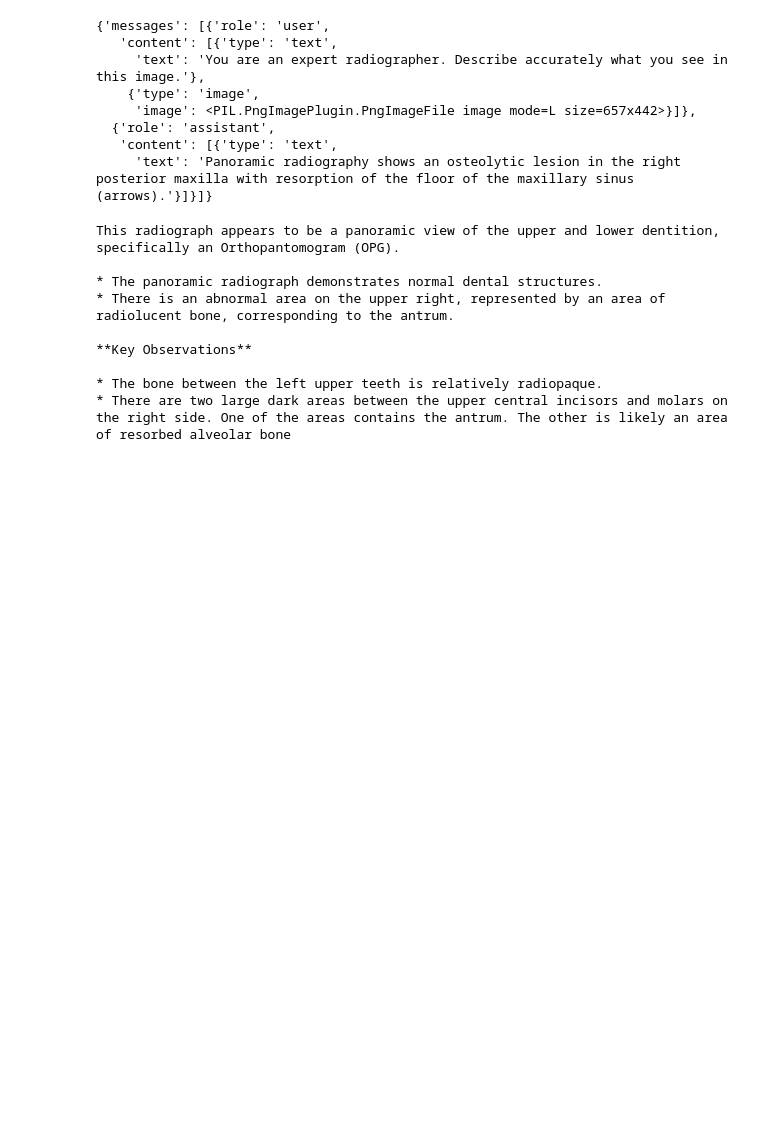
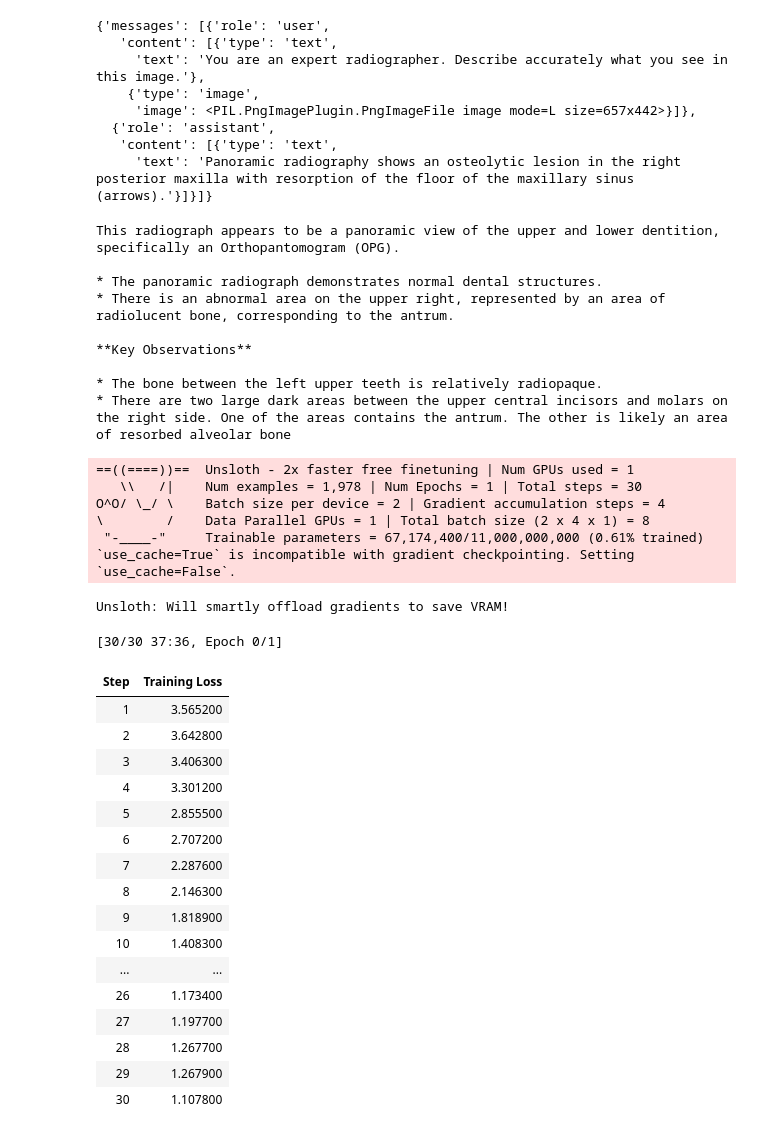
Before and after one commit to GarlicToothpaste/llm-fine-tuning, a Jupyter notebook: llama-vision-fine-tuning/llama3_2_vision_fine_tuning.ipynb, the cells around one changed output. Cells and saved outputs as stored; diff of their text form; code cells hidden in the pictures; blank space fills up the shorter version.

Commit message:
Trained the llm

```diff
--- a/llama-vision-fine-tuning/llama3_2_vision_fine_tuning.ipynb
+++ b/llama-vision-fine-tuning/llama3_2_vision_fine_tuning.ipynb
@@ -113,3 +113,68 @@ This radiograph appears to be a panoramic view of the upper and lower dentition,
 
 * The bone between the left upper teeth is relatively radiopaque.
 * There are two large dark areas between the upper central incisors and molars on the right side. One of the areas contains the antrum. The other is likely an area of resorbed alveolar bone
+# %%
+from unsloth import is_bf16_supported
+from unsloth.trainer import UnslothVisionDataCollator
+from trl import SFTTrainer, SFTConfig
+
+FastVisionModel.for_training(model) # Enable for training!
+
+trainer = SFTTrainer(
+    model = model,
+    tokenizer = tokenizer,
+    data_collator = UnslothVisionDataCollator(model, tokenizer), # Must use!
+    train_dataset = converted_dataset,
+    args = SFTConfig(
+        per_device_train_batch_size = 2,
+        gradient_accumulation_steps = 4,
+        warmup_steps = 5,
+        max_steps = 30,
+        # num_train_epochs = 1, # Set this instead of max_steps for full training runs
+        learning_rate = 2e-4,
+        fp16 = not is_bf16_supported(),
+        bf16 = is_bf16_supported(),
+        logging_steps = 1,
+        optim = "adamw_8bit",
+        weight_decay = 0.01,
+        lr_scheduler_type = "linear",
+        seed = 3407,
+        output_dir = "outputs",
+        report_to = "none",     # For Weights and Biases
+
+        # You MUST put the below items for vision finetuning:
+        remove_unused_columns = False,
+        dataset_text_field = "",
+        dataset_kwargs = {"skip_prepare_dataset": True},
+        dataset_num_proc = 4,
+        max_seq_length = 2048,
+    ),
+)
+# %%
+trainer_stats = trainer.train()
+# %% [output]
+==((====))==  Unsloth - 2x faster free finetuning | Num GPUs used = 1
+   \\   /|    Num examples = 1,978 | Num Epochs = 1 | Total steps = 30
+O^O/ \_/ \    Batch size per device = 2 | Gradient accumulation steps = 4
+\        /    Data Parallel GPUs = 1 | Total batch size (2 x 4 x 1) = 8
+ "-____-"     Trainable parameters = 67,174,400/11,000,000,000 (0.61% trained)
+`use_cache=True` is incompatible with gradient checkpointing. Setting `use_cache=False`.
+Unsloth: Will smartly offload gradients to save VRAM!
+[30/30 37:36, Epoch 0/1]
+| Step | Training Loss |
+| 1 | 3.565200 |
+| 2 | 3.642800 |
+| 3 | 3.406300 |
+| 4 | 3.301200 |
+| 5 | 2.855500 |
+| 6 | 2.707200 |
+| 7 | 2.287600 |
+| 8 | 2.146300 |
+| 9 | 1.818900 |
+| 10 | 1.408300 |
+| ... | ... |
+| 26 | 1.173400 |
+| 27 | 1.197700 |
+| 28 | 1.267700 |
+| 29 | 1.267900 |
+| 30 | 1.107800 |
```
Also changed, not shown: parts of 1 cell of this notebook.
